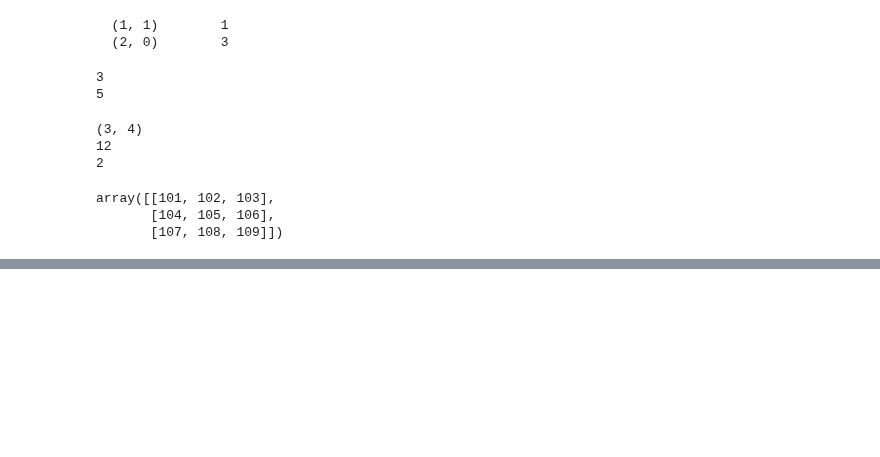
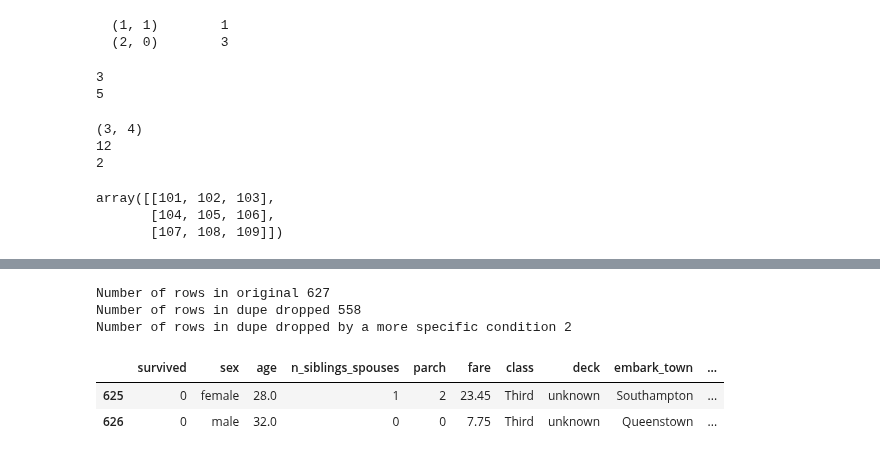
Before and after one commit to nkashyap14/ML-Notes-Exercises, a Jupyter notebook: Machine Learning with Python Cookbook.ipynb, the cells around one changed output, grey strips where cells are left out. Cells and saved outputs as stored; diff of their text form; code cells hidden in the pictures; blank space fills up the shorter version.

```diff
--- a/Machine Learning with Python Cookbook.ipynb
+++ b/Machine Learning with Python Cookbook.ipynb
@@ -91,0 +563,24 @@ array([[101, 102, 103],
+# %%
+df = pd.read_csv(url)
+
+df.drop_duplicates().head(15)
+
+print("Number of rows in original {}".format(len(df)))
+print("Number of rows in dupe dropped {}".format(len(df.drop_duplicates())))
+
+#only drops duplicates by dropping rows that match perfectly across all columns
+
+print("Number of rows in dupe dropped by a more specific condition {}".format(len(df.drop_duplicates(subset=['sex']))))
+
+#drop duplicates defaults ot keeping the first occurrence of a duplicated row and dropping the last
+#could also add parameter keep and set it = to 'last' in order to keep the last occurrence
+df.drop_duplicates(subset=['sex'], keep='last')
+
+#there is also a duplicated method which returns a boolean series denoting if each row is a duplicate or not
+# %% [output]
+Number of rows in original 627
+Number of rows in dupe dropped 558
+Number of rows in dupe dropped by a more specific condition 2
+|  | survived | sex | age | n_siblings_spouses | parch | fare | class | deck | embark_town | ... |
+| 625 | 0 | female | 28.0 | 1 | 2 | 23.45 | Third | unknown | Southampton | ... |
+| 626 | 0 | male | 32.0 | 0 | 0 | 7.75 | Third | unknown | Queenstown | ... |
```
Also changed, not shown: parts of 59 cells of this notebook.
